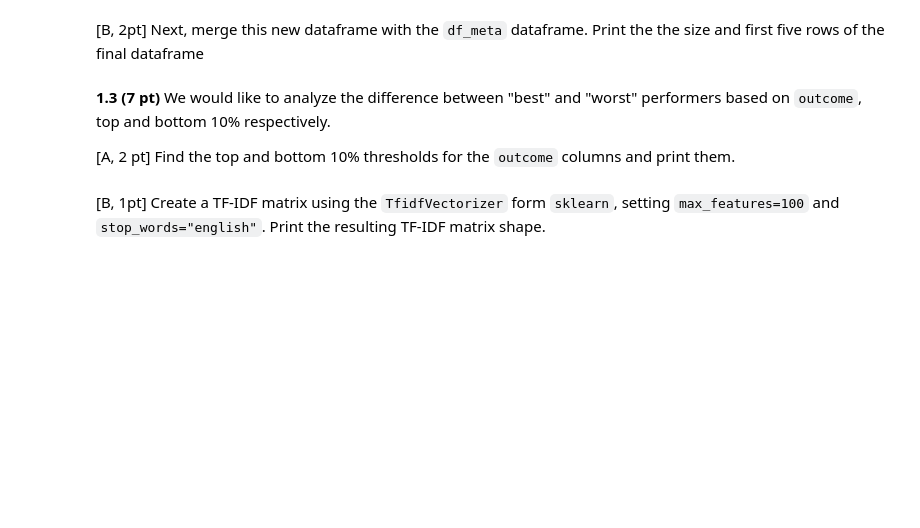
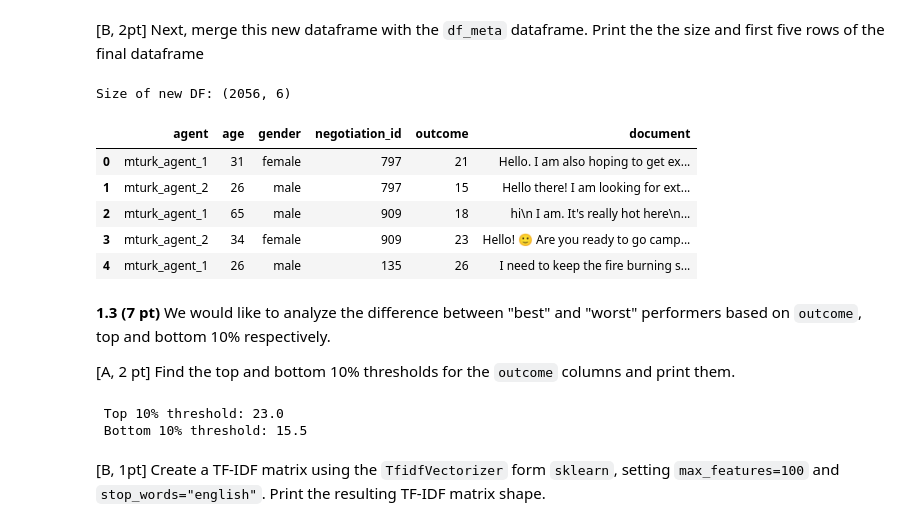
Before and after one commit to PabloVallbona/2024, a Jupyter notebook: Exam/exam.ipynb, the cells around one changed output. Drawn from its saved outputs; the diff is of its cells as text; code cells hidden in the pictures; blank space fills up the shorter version.

```diff
--- a/Exam/exam.ipynb
+++ b/Exam/exam.ipynb
@@ -70,9 +89,32 @@ TypeError: merge() missing 2 required positional arguments: 'left' and 'right'
 # %% [markdown]
 [B, 2pt] Next, merge this new dataframe with the `df_meta` dataframe. Print the the size and first five rows of the final dataframe
+# %%
+df_merged = pd.merge(df_meta, df_document, on = ['negotiation_id', 'agent'])
+
+print(f'Size of new DF: {df_merged.shape}')
+df_merged.head(5)
+# %% [output]
+Size of new DF: (2056, 6)
+|  | agent | age | gender | negotiation_id | outcome | document |
+| 0 | mturk_agent_1 | 31 | female | 797 | 21 | Hello. I am also hoping to get ex... |
+| 1 | mturk_agent_2 | 26 | male | 797 | 15 | Hello there! I am looking for ext... |
+| 2 | mturk_agent_1 | 65 | male | 909 | 18 | hi\n I am. It's really hot here\n... |
+| 3 | mturk_agent_2 | 34 | female | 909 | 23 | Hello! 🙂 Are you ready to go camp... |
+| 4 | mturk_agent_1 | 26 | male | 135 | 26 | I need to keep the fire burning s... |
 # %% [markdown]
 **1.3 (7 pt)**
 We would like to analyze the difference between "best" and "worst" performers based on `outcome`, top and bottom 10% respectively.
 
 [A, 2 pt] Find the top and bottom 10% thresholds for the `outcome` columns and print them.
+# %%
+import numpy as np
+
+bot_10, top_10 = np.quantile(df_merged['outcome'], q = [0.1, 0.9])
+
+print(f' Top 10% threshold: {top_10}')
+print(f' Bottom 10% threshold: {bot_10}')
+# %% [output]
+ Top 10% threshold: 23.0
+ Bottom 10% threshold: 15.5
 # %% [markdown]
 [B, 1pt] Create a TF-IDF matrix using the `TfidfVectorizer` form `sklearn`, setting `max_features=100` and `stop_words="english"`. Print the resulting TF-IDF matrix shape.
```
Also changed, not shown: parts of 3 cells of this notebook.
